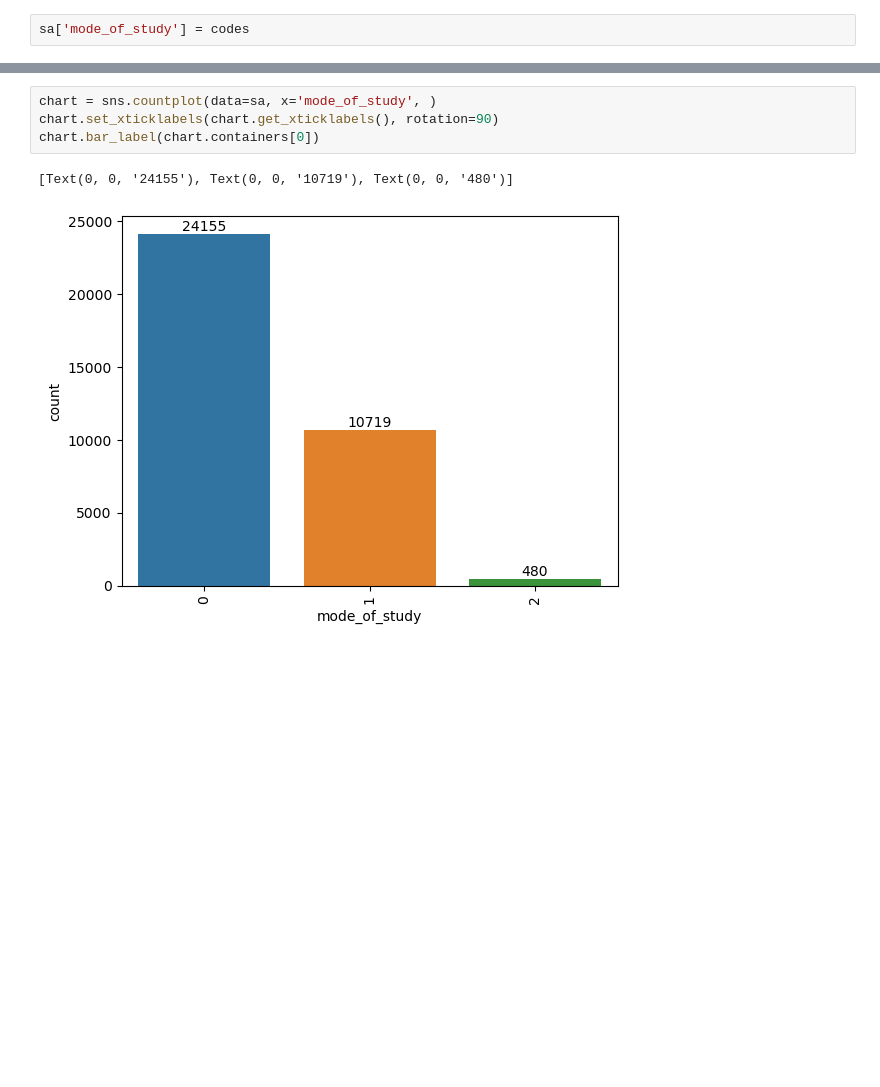
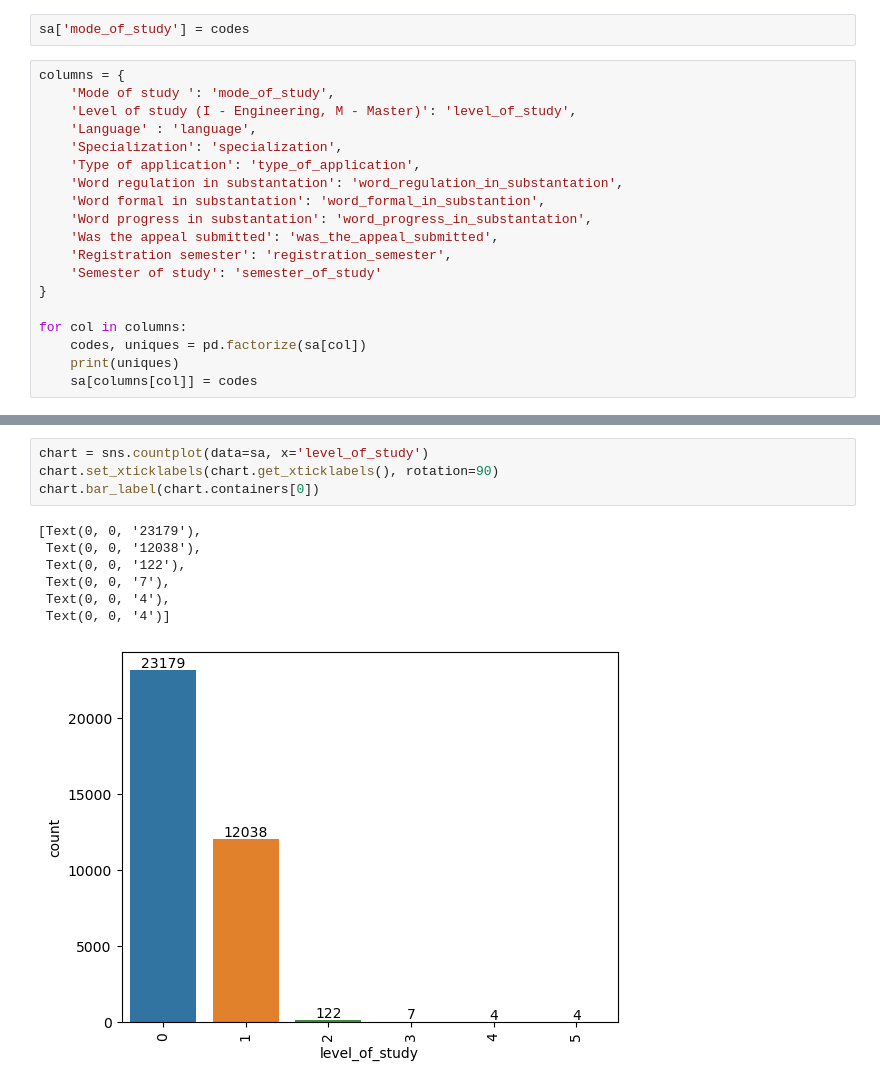
Before and after one commit to lukomski/ppda-student-applications, a Jupyter notebook: src/04_factorize.ipynb, the cells around one changed output, grey strips where cells are left out. Cells and saved outputs as stored; diff of their text form; blank space fills up the shorter version.

Commit message:
Add new columns

```diff
--- a/src/04_factorize.ipynb
+++ b/src/04_factorize.ipynb
@@ -58,3 +58,22 @@ O - okno?
 '\nD - dzienne \nZ - zaoczne\nO - okno?\n'
 # %%
 sa['mode_of_study'] = codes
+# %%
+columns = {
+    'Mode of study ': 'mode_of_study',
+    'Level of study (I - Engineering, M - Master)': 'level_of_study',
+    'Language' : 'language',
+    'Specialization': 'specialization',
+    'Type of application': 'type_of_application',
+    'Word regulation in substantation': 'word_regulation_in_substantation',
+    'Word formal in substantation': 'word_formal_in_substantion',
+    'Word progress in substantation': 'word_progress_in_substantation',
+    'Was the appeal submitted': 'was_the_appeal_submitted',
+    'Registration semester': 'registration_semester',
+    'Semester of study': 'semester_of_study'
+}
+
+for col in columns:
+    codes, uniques = pd.factorize(sa[col])
+    print(uniques)
+    sa[columns[col]] = codes
@@ -61,7 +98,12 @@ sa['mode_of_study'] = codes
 # %%
-chart = sns.countplot(data=sa, x='mode_of_study', )
+chart = sns.countplot(data=sa, x='level_of_study')
 chart.set_xticklabels(chart.get_xticklabels(), rotation=90)
 chart.bar_label(chart.containers[0])
 # %% [output]
-[Text(0, 0, '24155'), Text(0, 0, '10719'), Text(0, 0, '480')]
+[Text(0, 0, '23179'),
+ Text(0, 0, '12038'),
+ Text(0, 0, '122'),
+ Text(0, 0, '7'),
+ Text(0, 0, '4'),
+ Text(0, 0, '4')]
-[figure, old version]
+[figure, new version]
```
Also changed, not shown: parts of 2 cells of this notebook, 3 other files.
